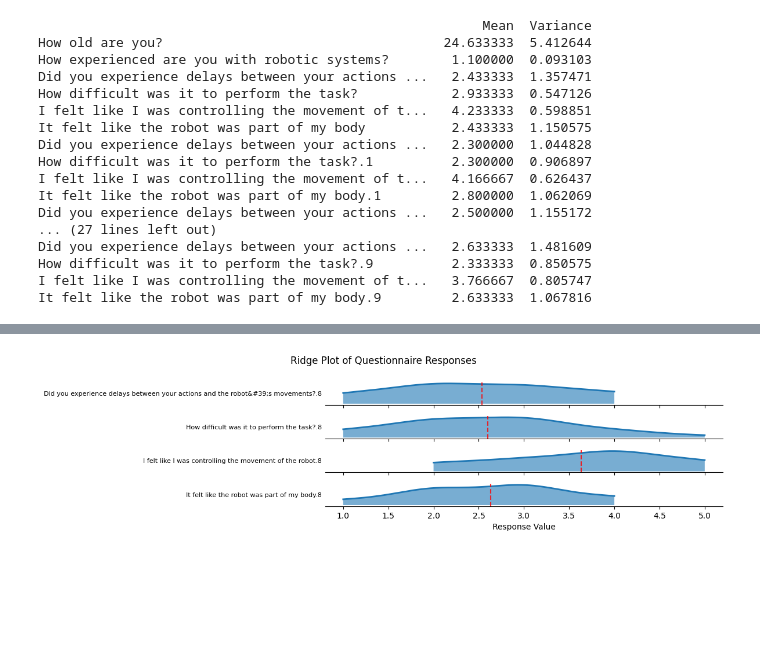
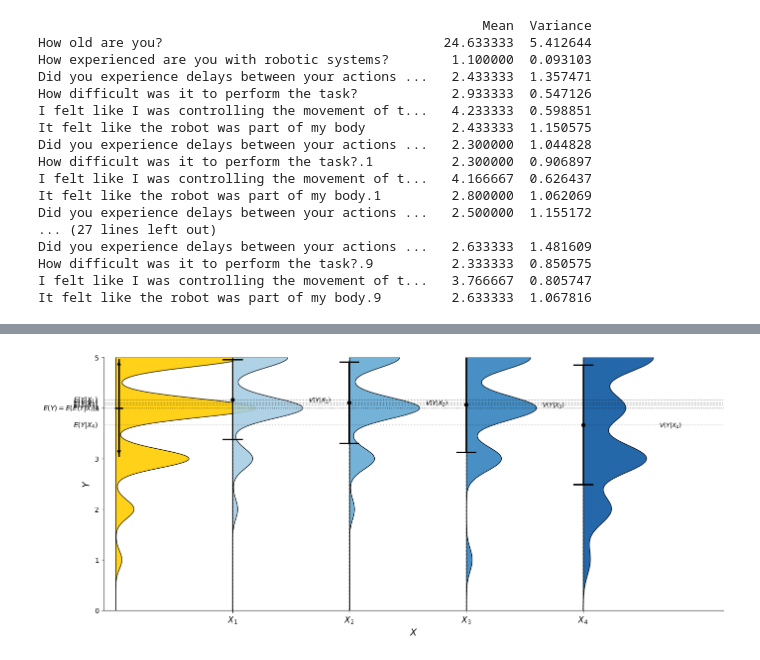
Before and after one commit to MichaTarlton/IN5060_A3, a Jupyter notebook: Notebook.ipynb, the cells around one changed output, grey strips where cells are left out. Drawn from its saved outputs; the diff is of its cells as text; code cells hidden in the pictures; blank space fills up the shorter version.

Commit message:
vibec coded plot like on wikipedia

```diff
--- a/Notebook.ipynb
+++ b/Notebook.ipynb
@@ -110,42 +43,11 @@ print(labels)
-# %%
-import matplotlib.pyplot as plt
-from scipy import stats
-import numpy as np
-
-# Create ridge plot
-fig, axes = plt.subplots(len(filtered_columns), 1, figsize=(12, len(filtered_columns) * 0.8), sharex=True)
-
-# If only one column, make axes a list
-if len(filtered_columns) == 1:
-    axes = [axes]
-
-for idx, col in enumerate(filtered_columns):
-    if col in questionnaire_df.select_dtypes(include='number').columns:
-        data = questionnaire_df[col].dropna()
-
-        # Create KDE
-        density = stats.gaussian_kde(data)
-        x_range = np.linspace(data.min(), data.max(), 200)
-        y = density(x_range)
-
-        # Plot the distribution
-        axes[idx].fill_between(x_range, y, alpha=0.6)
-        axes[idx].plot(x_range, y, linewidth=2)
-
-        # Add mean line
-        mean_val = data.mean()
-        axes[idx].axvline(mean_val, color='red', linestyle='--', linewidth=1.5, alpha=0.8)
-
-        # Customize
-        axes[idx].set_ylabel(col, fontsize=8, rotation=0, ha='right', va='center')
-        axes[idx].set_yticks([])
-        axes[idx].spines['left'].set_visible(False)
-        axes[idx].spines['top'].set_visible(False)
-        axes[idx].spines['right'].set_visible(False)
-
-plt.xlabel('Response Value')
-plt.suptitle('Ridge Plot of Questionnaire Responses', y=0.995)
-plt.tight_layout()
-plt.show()
-# %% [output]
-[figure, removed]
+# %%
+# Example usage mapping questionnaire numeric columns as conditional distributions
+numeric_cols = [c for c in questionnaire_df.columns if questionnaire_df[c].dtype.kind in 'if' and '$' not in c]
+# Limit to first 4 for clarity
+example_arrays = [questionnaire_df[c].dropna().values for c in [numeric_cols[i] for i in [9, 13, 17, 21]]]
+# %%
+import fig.variance_plot as vp
+fig2, ax2 = vp.variance_decomposition_plot(example_arrays, bandwidth_adjust=0.5)
+plt.show()
+# %% [output]
+[figure, added]
```
Also changed, not shown: parts of 3 cells of this notebook, 2 other files.
